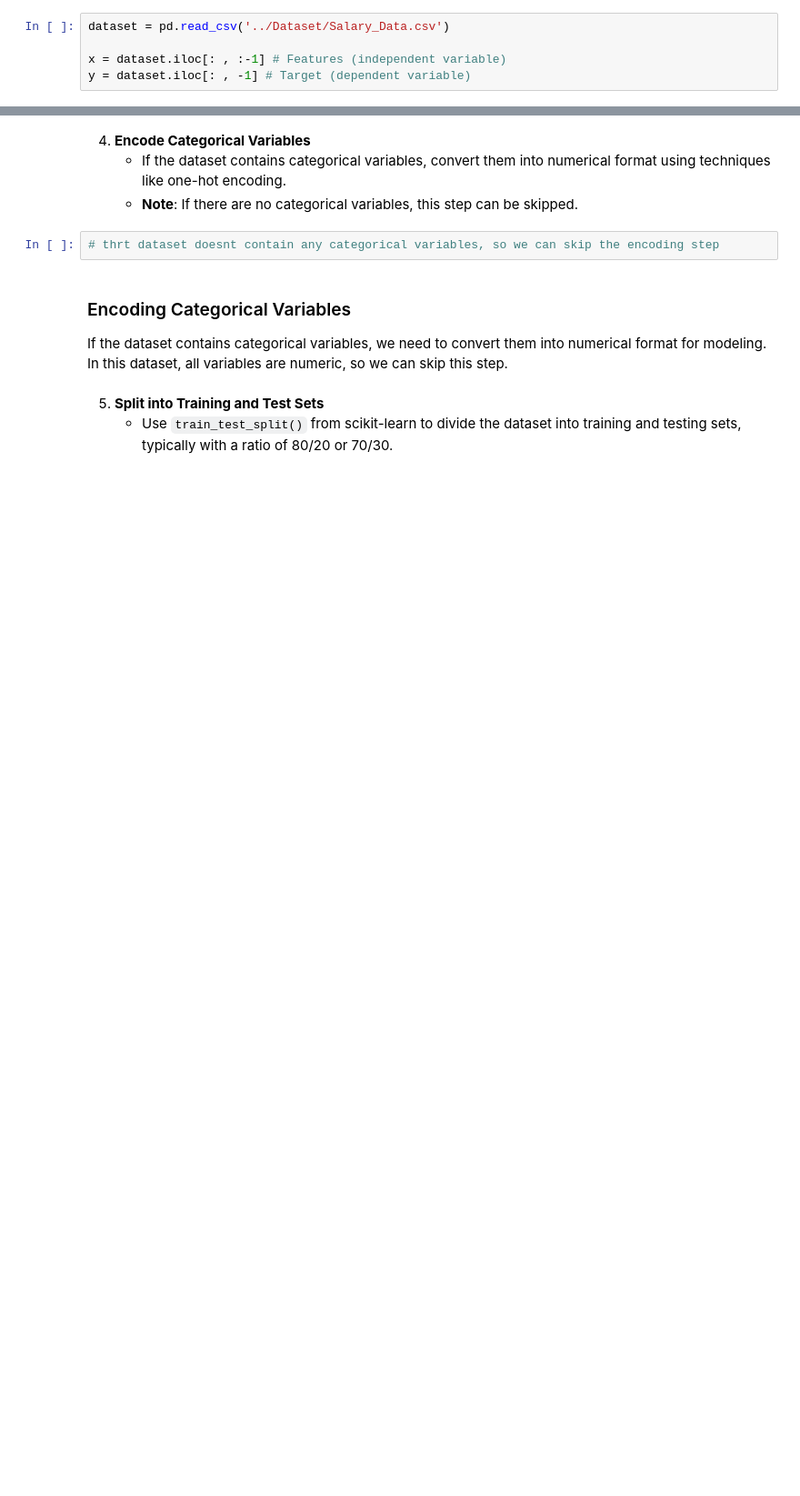
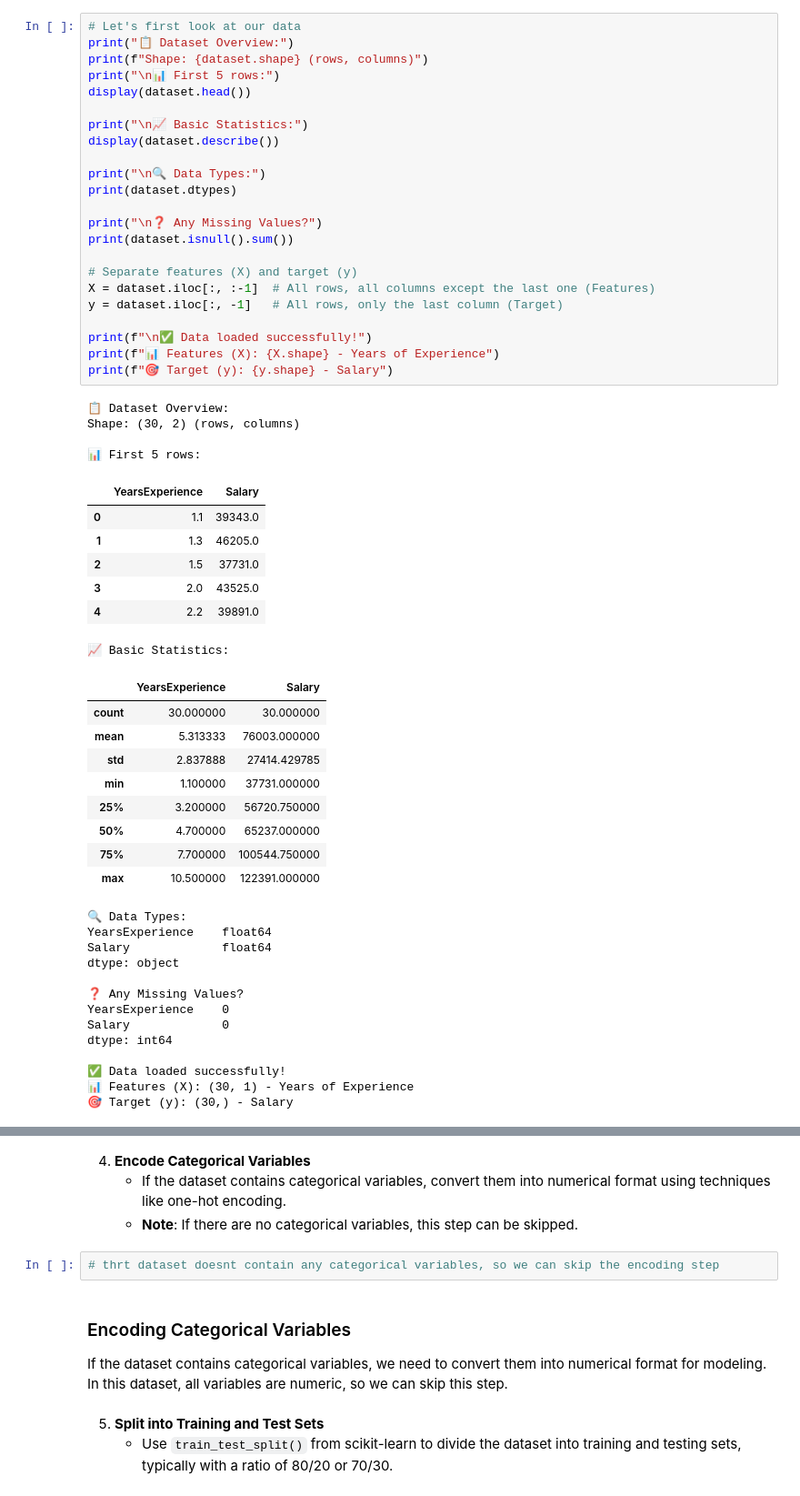
Before and after one commit to Morobang/machine-learning-journey, a Jupyter notebook: 01_supervised_learning/01_regression/notebooks/01_simple_linear_regression.ipynb, the cells around one changed output, grey strips where cells are left out. Shown at 91% size. Drawn from its saved outputs; the diff is of its cells as text; blank space fills up the shorter version.

```diff
--- a/01_supervised_learning/01_regression/notebooks/01_simple_linear_regression.ipynb
+++ b/01_supervised_learning/01_regression/notebooks/01_simple_linear_regression.ipynb
@@ -43,6 +122,58 @@ Before handling missing data, let's perform an exploratory data analysis (EDA) t
 # %%
-dataset = pd.read_csv('../Dataset/Salary_Data.csv')
+# Let's first look at our data
+print("📋 Dataset Overview:")
+print(f"Shape: {dataset.shape} (rows, columns)")
+print("\n📊 First 5 rows:")
+display(dataset.head())
 
-x = dataset.iloc[: , :-1] # Features (independent variable)
-y = dataset.iloc[: , -1] # Target (dependent variable)
+print("\n📈 Basic Statistics:")
+display(dataset.describe())
+
+print("\n🔍 Data Types:")
+print(dataset.dtypes)
+
+print("\n❓ Any Missing Values?")
+print(dataset.isnull().sum())
+
+# Separate features (X) and target (y)
+X = dataset.iloc[:, :-1]  # All rows, all columns except the last one (Features)
+y = dataset.iloc[:, -1]   # All rows, only the last column (Target)
+
+print(f"\n✅ Data loaded successfully!")
+print(f"📊 Features (X): {X.shape} - Years of Experience")
+print(f"🎯 Target (y): {y.shape} - Salary")
+# %% [output]
+📋 Dataset Overview:
+Shape: (30, 2) (rows, columns)
+
+📊 First 5 rows:
+|  | YearsExperience | Salary |
+| 0 | 1.1 | 39343.0 |
+| 1 | 1.3 | 46205.0 |
+| 2 | 1.5 | 37731.0 |
+| 3 | 2.0 | 43525.0 |
+| 4 | 2.2 | 39891.0 |
+📈 Basic Statistics:
+|  | YearsExperience | Salary |
+| count | 30.000000 | 30.000000 |
+| mean | 5.313333 | 76003.000000 |
+| std | 2.837888 | 27414.429785 |
+| min | 1.100000 | 37731.000000 |
+| 25% | 3.200000 | 56720.750000 |
+| 50% | 4.700000 | 65237.000000 |
+| 75% | 7.700000 | 100544.750000 |
+| max | 10.500000 | 122391.000000 |
+🔍 Data Types:
+YearsExperience    float64
+Salary             float64
+dtype: object
+
+❓ Any Missing Values?
+YearsExperience    0
+Salary             0
+dtype: int64
+
+✅ Data loaded successfully!
+📊 Features (X): (30, 1) - Years of Experience
+🎯 Target (y): (30,) - Salary
 # %%
```
Also changed, not shown: parts of 37 cells of this notebook, 11 other files.
